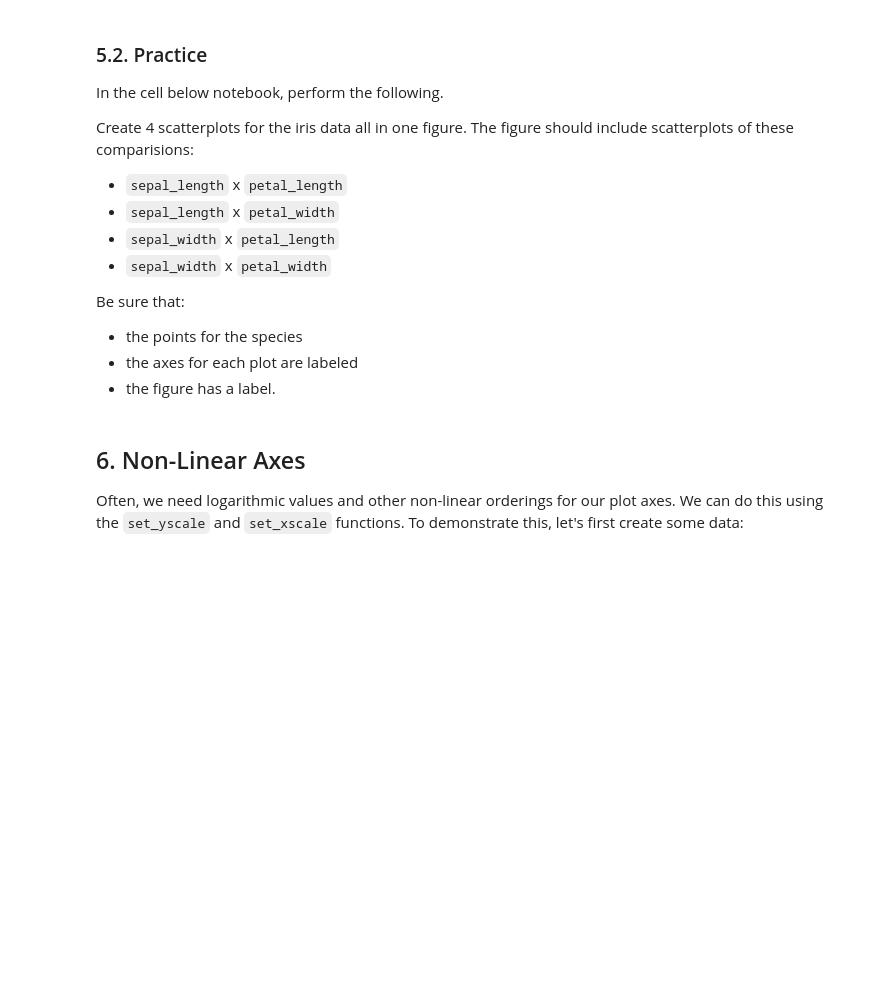
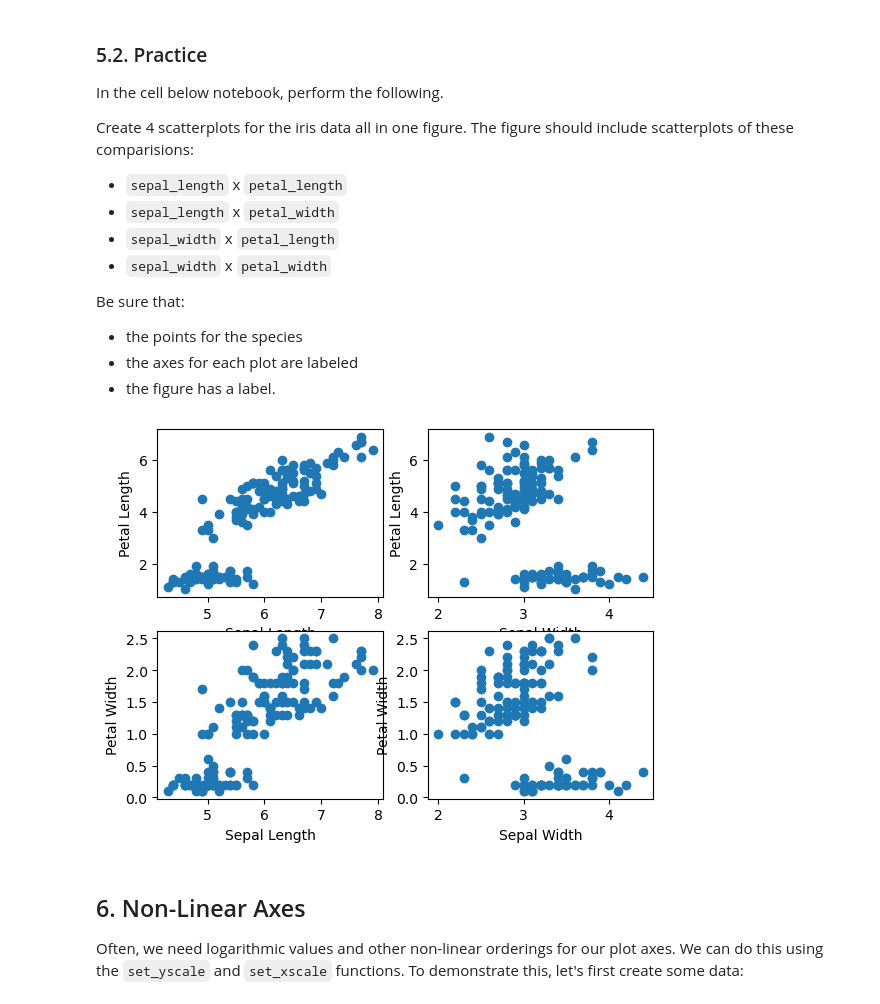
Before and after one commit to vgc40/Data-Analytics-With-Python, a Jupyter notebook: Module2-Data_Analytics/A07-Matplotlib.ipynb, the cells around one changed output. Saved outputs shown, nothing was run; the diff lists cells and outputs as text; code cells hidden in the pictures; blank space fills up the shorter version.

```diff
--- a/Module2-Data_Analytics/A07-Matplotlib.ipynb
+++ b/Module2-Data_Analytics/A07-Matplotlib.ipynb
@@ -585,6 +585,25 @@ Be sure that:
 - the points for the species
 - the axes for each plot are labeled
 - the figure has a label.
+# %%
+fig, axes = plt.subplots(2, 2)
+axes[0, 0].scatter('sepal_length', 'petal_length', data=df)
+axes[0, 0].axes.set_ylabel('Petal Length')
+axes[0, 0].axes.set_xlabel('Sepal Length')
+axes[0, 1].scatter('sepal_width', 'petal_length', data=df)
+axes[0, 1].axes.set_ylabel('Petal Length')
+axes[0, 1].axes.set_xlabel('Sepal Width')
+
+axes[1, 0].scatter('sepal_length', 'petal_width', data=df)
+axes[1, 0].axes.set_ylabel('Petal Width')
+axes[1, 0].axes.set_xlabel('Sepal Length')
+axes[1, 1].scatter('sepal_width', 'petal_width', data=df)
+axes[1, 1].axes.set_ylabel('Petal Width')
+axes[1, 1].axes.set_xlabel('Sepal Width')
+
+plt.show()
+# %% [output]
+[figure, added]
 # %% [markdown]
 ## 6. Non-Linear Axes
 
```
Also changed, not shown: parts of 7 cells of this notebook, 2 other files.
